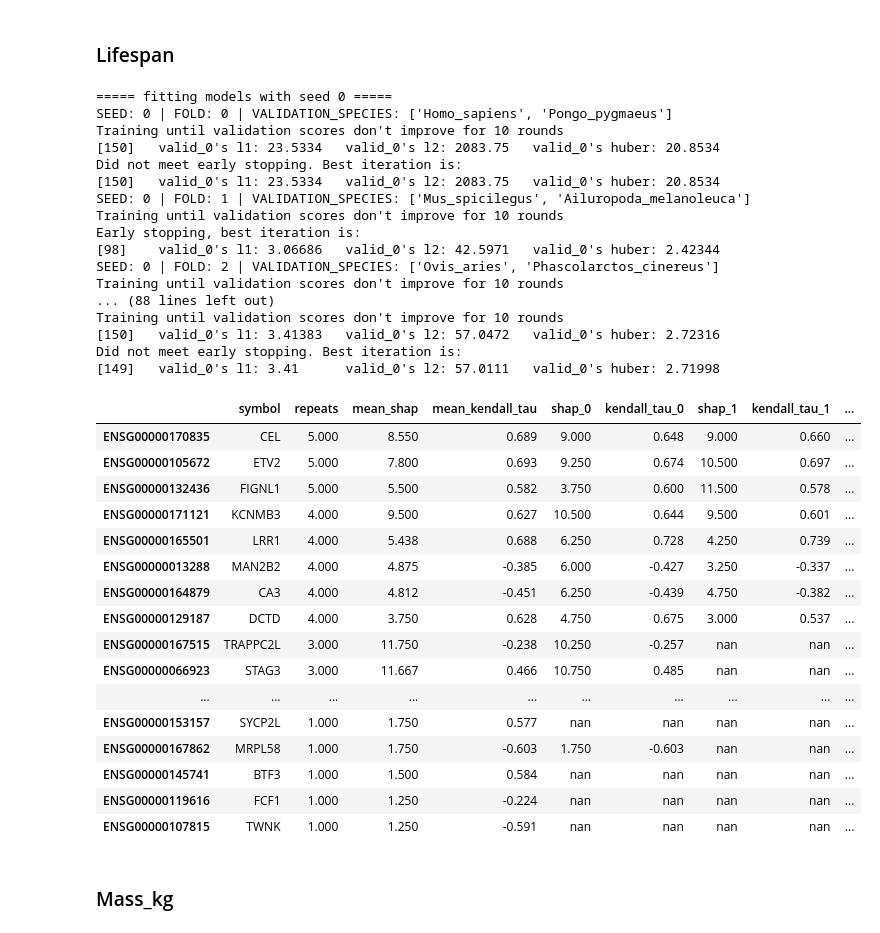
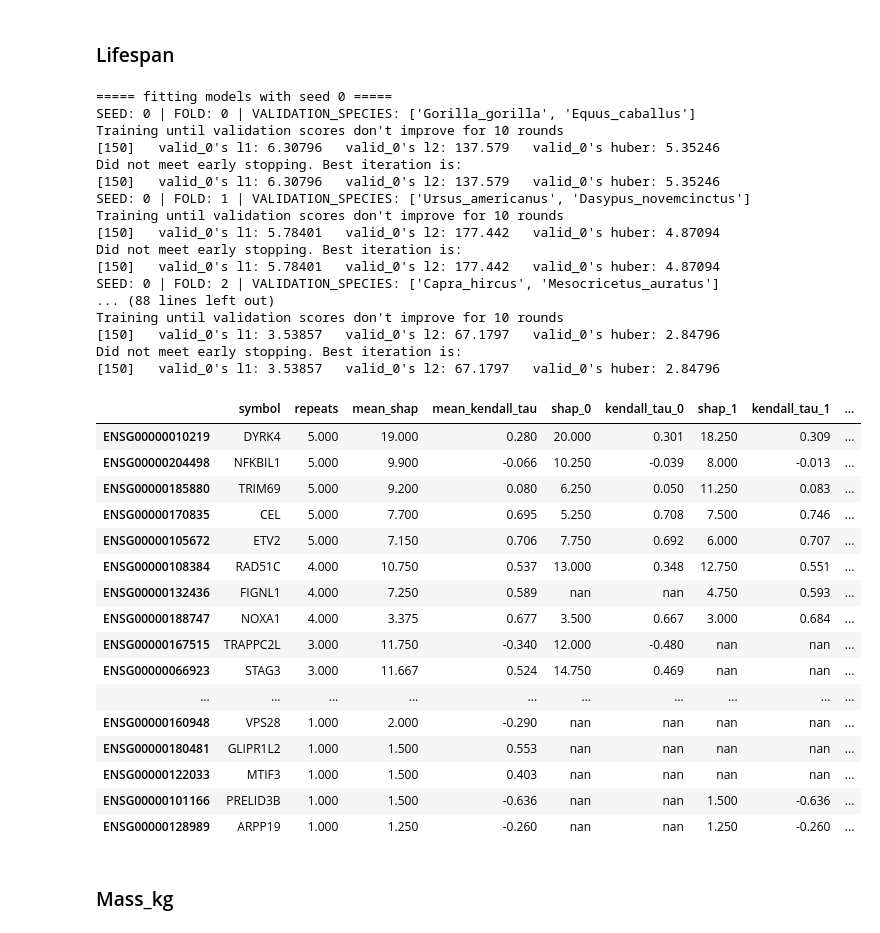
Before and after one commit to antonkulaga/yspecies, a Jupyter notebook: notebooks/shap_selection.ipynb, the cells around one changed output. Drawn from its saved outputs; the diff is of its cells as text; code cells hidden in the pictures.

```diff
--- a/notebooks/shap_selection.ipynb
+++ b/notebooks/shap_selection.ipynb
@@ -141,0 +108,4 @@ metabolic_rate
+# %%
+loader = DataLoader(locations, default_selection)
+selections = loader.load_life_history()
+selections["lifespan"][0]
@@ -144,7 +118,7 @@ metabolic_rate
 # %% [markdown]
 ### Deciding on selection parameters (which fields to include, exclude, predict)  ###
 # %%
-partition_params = PartitionParameters(n_folds, n_hold_out, 2, [],  42)
+partition_params = PartitionParameters(n_folds, n_hold_out, 2,   42)
 # %%
 partition_shap_pipe = Pipeline([
     ("partitioner", DataPartitioner()),
@@ -167,40 +147,40 @@ selection_pipeline =  Pipeline(
 # %% [markdown]
 ### Lifespan ###
 # %%
-stage_one_lifespan = selection_pipeline.fit_transform(for_training["lifespan"].tuple)
+stage_one_lifespan = selection_pipeline.fit_transform(selections["lifespan"])
 stage_one_lifespan.selected
 # %% [output]
 ===== fitting models with seed 0 =====
-SEED: 0 | FOLD: 0 | VALIDATION_SPECIES: ['Homo_sapiens', 'Pongo_pygmaeus']
+SEED: 0 | FOLD: 0 | VALIDATION_SPECIES: ['Gorilla_gorilla', 'Equus_caballus']
 Training until validation scores don't improve for 10 rounds
-[150]   valid_0's l1: 23.5334   valid_0's l2: 2083.75   valid_0's huber: 20.8534
+[150]   valid_0's l1: 6.30796   valid_0's l2: 137.579   valid_0's huber: 5.35246
 Did not meet early stopping. Best iteration is:
-[150]   valid_0's l1: 23.5334   valid_0's l2: 2083.75   valid_0's huber: 20.8534
-SEED: 0 | FOLD: 1 | VALIDATION_SPECIES: ['Mus_spicilegus', 'Ailuropoda_melanoleuca']
+[150]   valid_0's l1: 6.30796   valid_0's l2: 137.579   valid_0's huber: 5.35246
+SEED: 0 | FOLD: 1 | VALIDATION_SPECIES: ['Ursus_americanus', 'Dasypus_novemcinctus']
 Training until validation scores don't improve for 10 rounds
-Early stopping, best iteration is:
-[98]    valid_0's l1: 3.06686   valid_0's l2: 42.5971   valid_0's huber: 2.42344
-SEED: 0 | FOLD: 2 | VALIDATION_SPECIES: ['Ovis_aries', 'Phascolarctos_cinereus']
-Training until validation scores don't improve for 10 rounds
+[150]   valid_0's l1: 5.78401   valid_0's l2: 177.442   valid_0's huber: 4.87094
+Did not meet early stopping. Best iteration is:
+[150]   valid_0's l1: 5.78401   valid_0's l2: 177.442   valid_0's huber: 4.87094
+SEED: 0 | FOLD: 2 | VALIDATION_SPECIES: ['Capra_hircus', 'Mesocricetus_auratus']
 ... (88 lines left out)
 Training until validation scores don't improve for 10 rounds
-[150]   valid_0's l1: 3.41383   valid_0's l2: 57.0472   valid_0's huber: 2.72316
+[150]   valid_0's l1: 3.53857   valid_0's l2: 67.1797   valid_0's huber: 2.84796
 Did not meet early stopping. Best iteration is:
-[149]   valid_0's l1: 3.41      valid_0's l2: 57.0111   valid_0's huber: 2.71998
+[150]   valid_0's l1: 3.53857   valid_0's l2: 67.1797   valid_0's huber: 2.84796
 |  | symbol | repeats | mean_shap | mean_kendall_tau | shap_0 | kendall_tau_0 | shap_1 | kendall_tau_1 | ... |
-| ENSG00000170835 | CEL | 5.000 | 8.550 | 0.689 | 9.000 | 0.648 | 9.000 | 0.660 | ... |
-| ENSG00000105672 | ETV2 | 5.000 | 7.800 | 0.693 | 9.250 | 0.674 | 10.500 | 0.697 | ... |
-| ENSG00000132436 | FIGNL1 | 5.000 | 5.500 | 0.582 | 3.750 | 0.600 | 11.500 | 0.578 | ... |
-| ENSG00000171121 | KCNMB3 | 4.000 | 9.500 | 0.627 | 10.500 | 0.644 | 9.500 | 0.601 | ... |
-| ENSG00000165501 | LRR1 | 4.000 | 5.438 | 0.688 | 6.250 | 0.728 | 4.250 | 0.739 | ... |
-| ENSG00000013288 | MAN2B2 | 4.000 | 4.875 | -0.385 | 6.000 | -0.427 | 3.250 | -0.337 | ... |
-| ENSG00000164879 | CA3 | 4.000 | 4.812 | -0.451 | 6.250 | -0.439 | 4.750 | -0.382 | ... |
-| ENSG00000129187 | DCTD | 4.000 | 3.750 | 0.628 | 4.750 | 0.675 | 3.000 | 0.537 | ... |
-| ENSG00000167515 | TRAPPC2L | 3.000 | 11.750 | -0.238 | 10.250 | -0.257 | nan | nan | ... |
-| ENSG00000066923 | STAG3 | 3.000 | 11.667 | 0.466 | 10.750 | 0.485 | nan | nan | ... |
+| ENSG00000010219 | DYRK4 | 5.000 | 19.000 | 0.280 | 20.000 | 0.301 | 18.250 | 0.309 | ... |
+| ENSG00000204498 | NFKBIL1 | 5.000 | 9.900 | -0.066 | 10.250 | -0.039 | 8.000 | -0.013 | ... |
+| ENSG00000185880 | TRIM69 | 5.000 | 9.200 | 0.080 | 6.250 | 0.050 | 11.250 | 0.083 | ... |
+| ENSG00000170835 | CEL | 5.000 | 7.700 | 0.695 | 5.250 | 0.708 | 7.500 | 0.746 | ... |
+| ENSG00000105672 | ETV2 | 5.000 | 7.150 | 0.706 | 7.750 | 0.692 | 6.000 | 0.707 | ... |
+| ENSG00000108384 | RAD51C | 4.000 | 10.750 | 0.537 | 13.000 | 0.348 | 12.750 | 0.551 | ... |
+| ENSG00000132436 | FIGNL1 | 4.000 | 7.250 | 0.589 | nan | nan | 4.750 | 0.593 | ... |
+| ENSG00000188747 | NOXA1 | 4.000 | 3.375 | 0.677 | 3.500 | 0.667 | 3.000 | 0.684 | ... |
+| ENSG00000167515 | TRAPPC2L | 3.000 | 11.750 | -0.340 | 12.000 | -0.480 | nan | nan | ... |
+| ENSG00000066923 | STAG3 | 3.000 | 11.667 | 0.524 | 14.750 | 0.469 | nan | nan | ... |
 | ... | ... | ... | ... | ... | ... | ... | ... | ... | ... |
-| ENSG00000153157 | SYCP2L | 1.000 | 1.750 | 0.577 | nan | nan | nan | nan | ... |
-| ENSG00000167862 | MRPL58 | 1.000 | 1.750 | -0.603 | 1.750 | -0.603 | nan | nan | ... |
-| ENSG00000145741 | BTF3 | 1.000 | 1.500 | 0.584 | nan | nan | nan | nan | ... |
-| ENSG00000119616 | FCF1 | 1.000 | 1.250 | -0.224 | nan | nan | nan | nan | ... |
-| ENSG00000107815 | TWNK | 1.000 | 1.250 | -0.591 | nan | nan | nan | nan | ... |
+| ENSG00000160948 | VPS28 | 1.000 | 2.000 | -0.290 | nan | nan | nan | nan | ... |
+| ENSG00000180481 | GLIPR1L2 | 1.000 | 1.500 | 0.553 | nan | nan | nan | nan | ... |
+| ENSG00000122033 | MTIF3 | 1.000 | 1.500 | 0.403 | nan | nan | nan | nan | ... |
+| ENSG00000101166 | PRELID3B | 1.000 | 1.500 | -0.636 | nan | nan | 1.500 | -0.636 | ... |
+| ENSG00000128989 | ARPP19 | 1.000 | 1.250 | -0.260 | nan | nan | 1.250 | -0.260 | ... |
```
Also changed, not shown: parts of 11 cells of this notebook, 6 other files.
